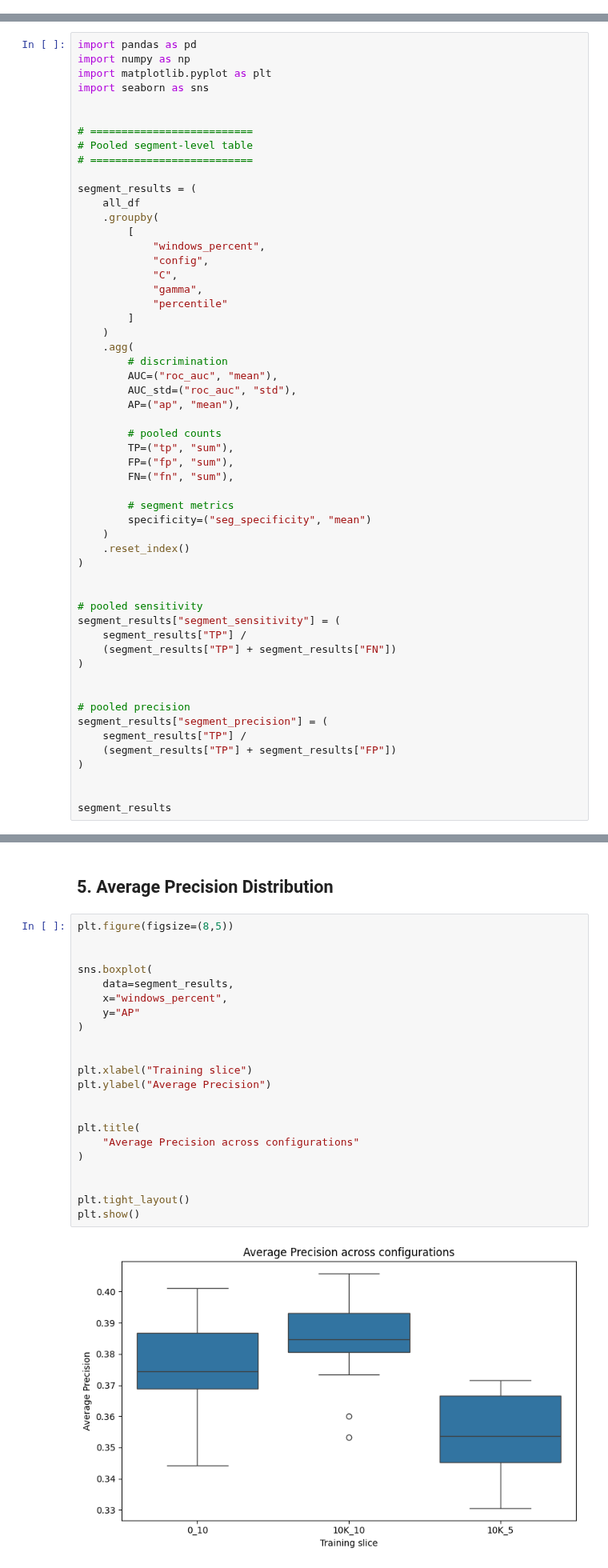
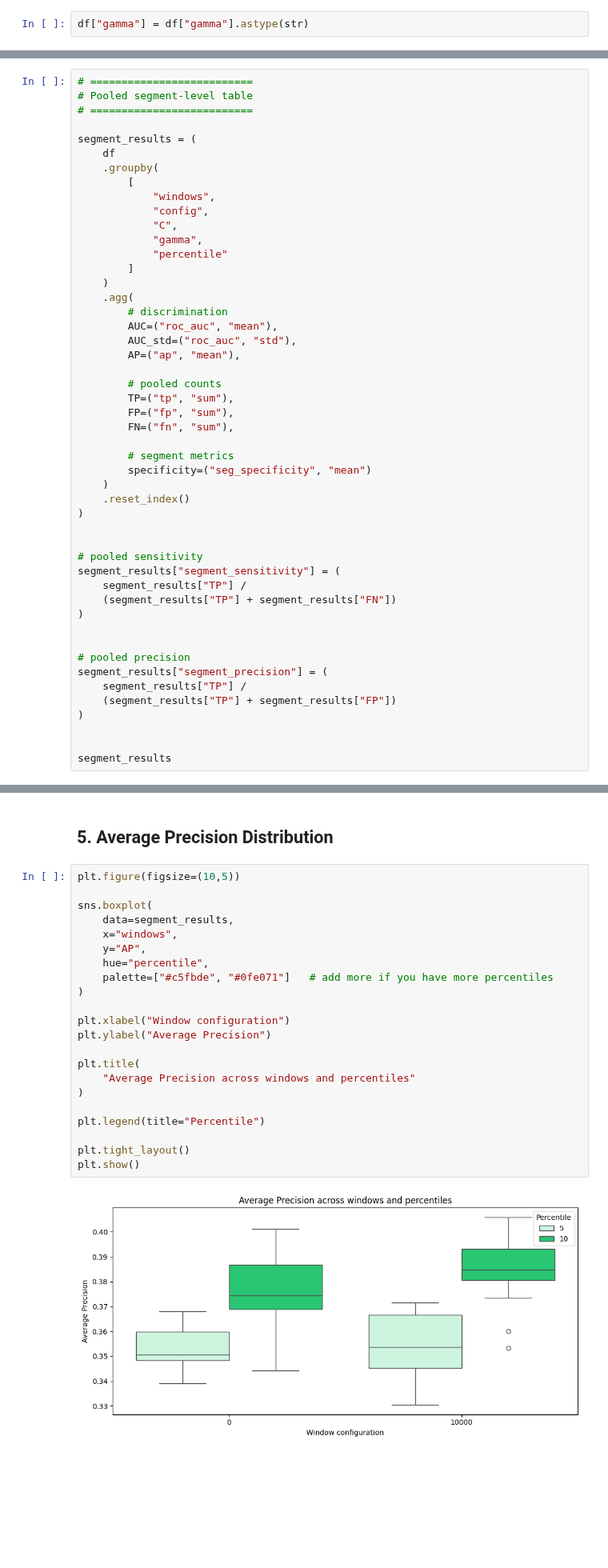
Before and after one commit to ritzww/THESIS_Directed_Connectivity_and_Data_Leakage_In_EEG_Seizure_Detection, a Jupyter notebook: 11. Segment Level Results.ipynb, the cells around one changed output, grey strips where cells are left out. Shown at 80% size. Drawn from its saved outputs; the diff is of its cells as text; blank space fills up the shorter version.

```diff
--- a/11. Segment Level Results.ipynb
+++ b/11. Segment Level Results.ipynb
@@ -43,22 +17,18 @@ Index(['config', 'C', 'gamma', 'percentile', 'patient', 'record', 'n_windows',
       dtype='object')
+# %%
+df["gamma"] = df["gamma"].astype(str)
 # %% [markdown]
 ## 1. Summary table across all configs
 # %%
-import pandas as pd
-import numpy as np
-import matplotlib.pyplot as plt
-import seaborn as sns
-
-
 # ==========================
 # Pooled segment-level table
 # ==========================
 
 segment_results = (
-    all_df
+    df
     .groupby(
         [
-            "windows_percent",
+            "windows",
             "config",
             "C",
             "gamma",
@@ -354,26 +234,26 @@ for arm in segment_results["windows_percent"].unique():
 # %% [markdown]
 ## 5. Average Precision Distribution
 # %%
-plt.figure(figsize=(8,5))
-
+plt.figure(figsize=(10,5))
 
 sns.boxplot(
     data=segment_results,
-    x="windows_percent",
-    y="AP"
+    x="windows",
+    y="AP",
+    hue="percentile",
+    palette=["#c5fbde", "#0fe071"]   # add more if you have more percentiles
 )
 
-
-plt.xlabel("Training slice")
+plt.xlabel("Window configuration")
 plt.ylabel("Average Precision")
 
-
 plt.title(
-    "Average Precision across configurations"
+    "Average Precision across windows and percentiles"
 )
 
+plt.legend(title="Percentile")
 
 plt.tight_layout()
 plt.show()
 # %% [output]
-[figure, old version]
+[figure, new version]
```
Also changed, not shown: parts of 14 cells of this notebook, 7 other files.
